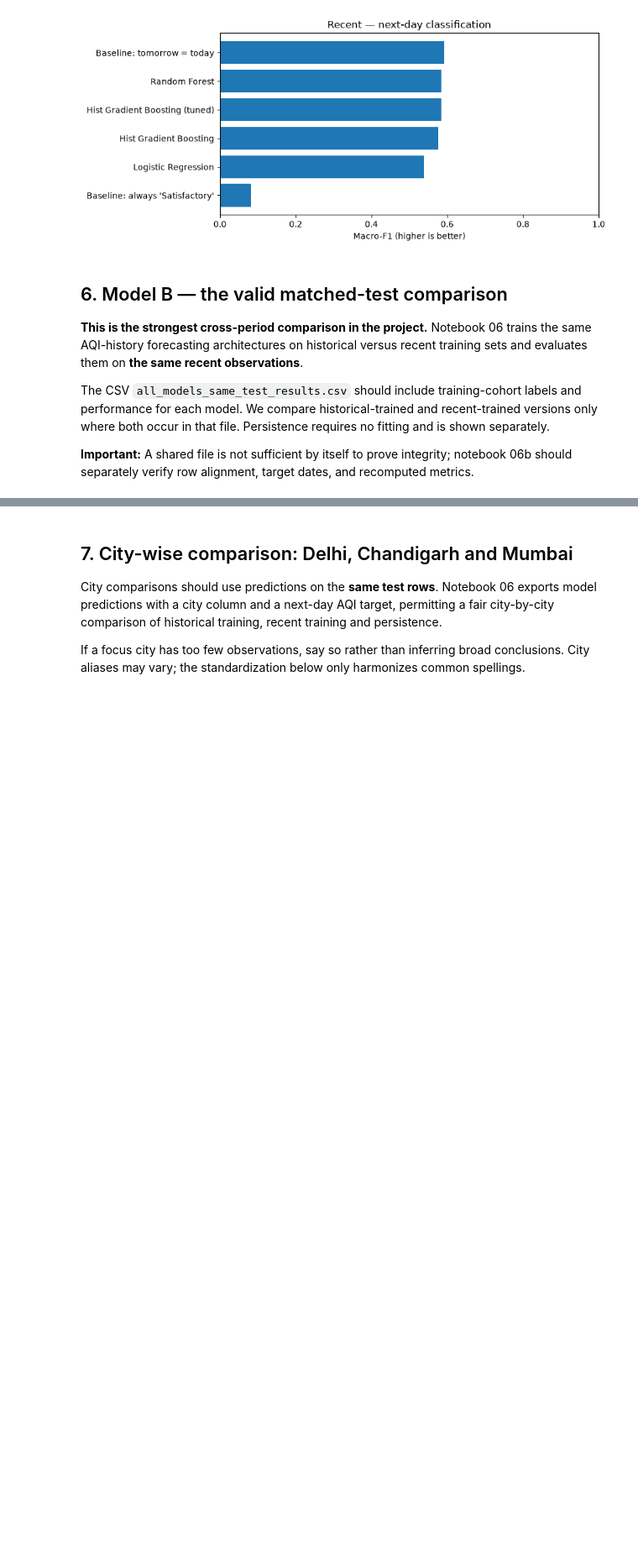
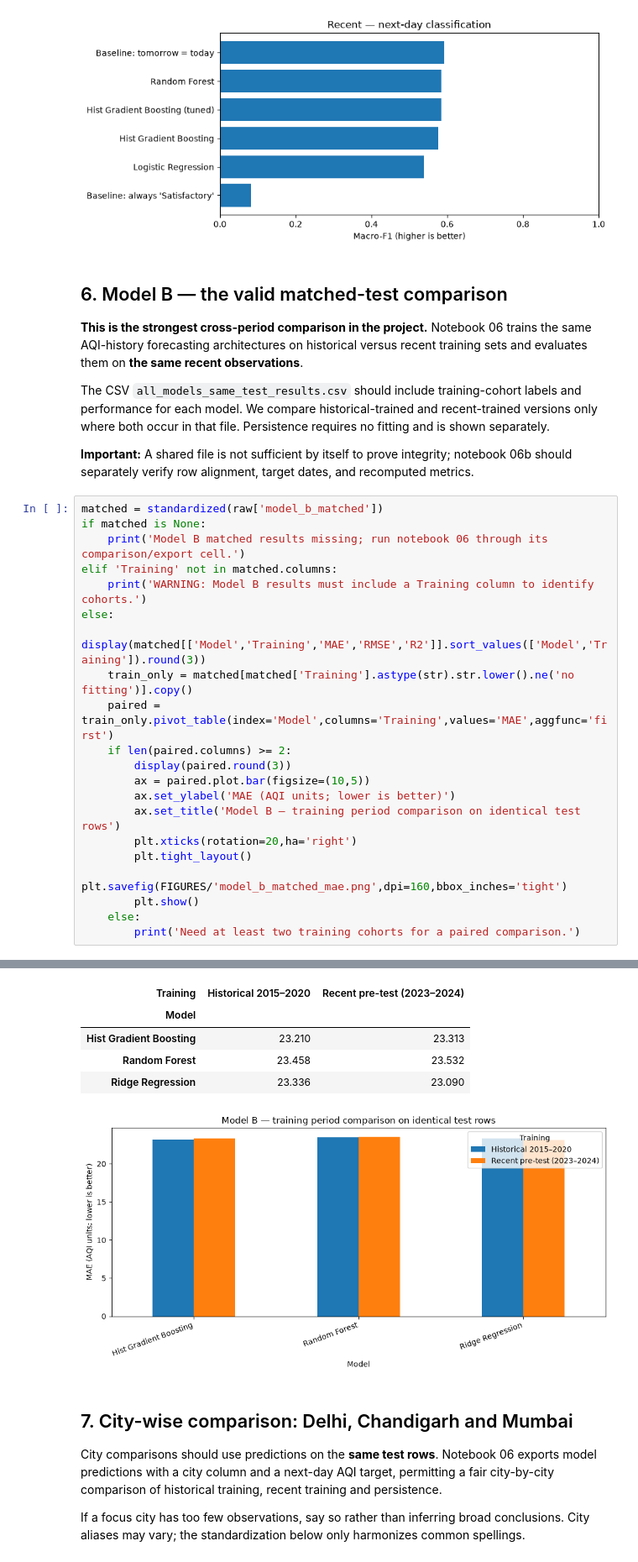
Before and after one commit to nikita-sci/AQI-prediction-India, a Jupyter notebook: notebooks/07_final_model_comparison.ipynb, the cells around one changed output, grey strips where cells are left out. Shown at 84% size. Saved outputs shown, nothing was run; the diff lists cells and outputs as text; blank space fills up the shorter version.

```diff
--- a/notebooks/07_final_model_comparison.ipynb
+++ b/notebooks/07_final_model_comparison.ipynb
@@ -289,3 +289,25 @@ Recent — next-day classification
 The CSV `all_models_same_test_results.csv` should include training-cohort labels and performance for each model. We compare historical-trained and recent-trained versions only where both occur in that file. Persistence requires no fitting and is shown separately.
 
 **Important:** A shared file is not sufficient by itself to prove integrity; notebook 06b should separately verify row alignment, target dates, and recomputed metrics.
+# %%
+matched = standardized(raw['model_b_matched'])
+if matched is None:
+    print('Model B matched results missing; run notebook 06 through its comparison/export cell.')
+elif 'Training' not in matched.columns:
+    print('WARNING: Model B results must include a Training column to identify cohorts.')
+else:
+    display(matched[['Model','Training','MAE','RMSE','R2']].sort_values(['Model','Training']).round(3))
+    train_only = matched[matched['Training'].astype(str).str.lower().ne('no fitting')].copy()
+    paired = train_only.pivot_table(index='Model',columns='Training',values='MAE',aggfunc='first')
+    if len(paired.columns) >= 2:
+        display(paired.round(3))
+        ax = paired.plot.bar(figsize=(10,5))
+        ax.set_ylabel('MAE (AQI units; lower is better)')
+        ax.set_title('Model B — training period comparison on identical test rows')
+        plt.xticks(rotation=20,ha='right')
+        plt.tight_layout()
+        plt.savefig(FIGURES/'model_b_matched_mae.png',dpi=160,bbox_inches='tight')
+        plt.show()
+    else:
+        print('Need at least two training cohorts for a paired comparison.')
+# %% [output]
@@ -292,3 +322,9 @@ The CSV `all_models_same_test_results.csv` should include training-cohort labels
+| Training | Historical 2015–2020 | Recent pre-test (2023–2024) |
+| Model |  |  |
+| Hist Gradient Boosting | 23.210 | 23.313 |
+| Random Forest | 23.458 | 23.532 |
+| Ridge Regression | 23.336 | 23.090 |
+[figure, added]
 # %% [markdown]
 ## 7. City-wise comparison: Delhi, Chandigarh and Mumbai
 
```
Also changed, not shown: parts of 1 cell of this notebook.
